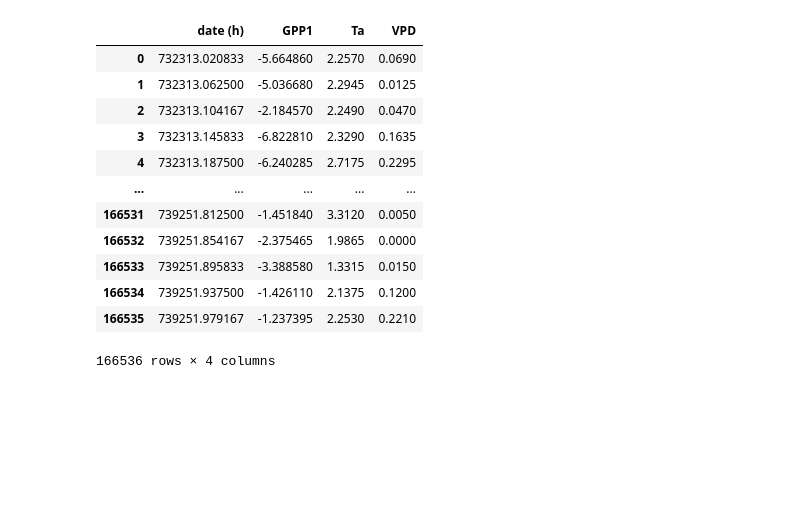
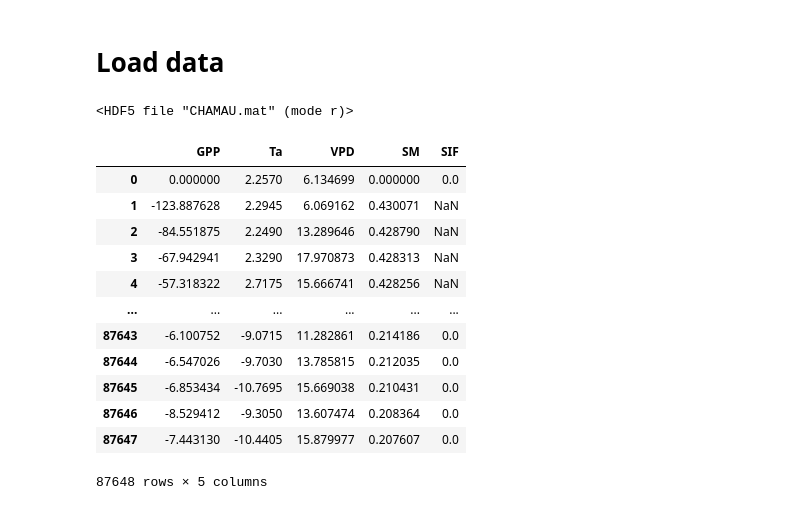
Before and after one commit to Margaux-Ccd/Ecohydro_modelling, a Jupyter notebook: EM_python.ipynb, the cells around one changed output. Saved outputs shown, nothing was run; the diff lists cells and outputs as text; code cells hidden in the pictures; blank space fills up the shorter version.

Commit message:
Code for Chamau

```diff
--- a/EM_python.ipynb
+++ b/EM_python.ipynb
@@ -4,27 +14,32 @@ import pandas as pd
+# %% [markdown]
+# Load data
 # %%
-cha_mat=scipy.io.loadmat("Res_CH-Cha.mat", )
+cha_mat= h5py.File("CHAMAU.mat", 'r')
 cha_mat
+# %% [output]
+<HDF5 file "CHAMAU.mat" (mode r)>
 # %%
 cha = pd.DataFrame(
     {
-        'date (h)': cha_mat['Date'].squeeze(),
-        'GPP1': cha_mat['GPP1'].squeeze(),
-        'Ta': cha_mat['Ta'].squeeze(),
-        'VPD': cha_mat['VPD'].squeeze()
+        'GPP': cha_mat['Gfin'][:].squeeze(), #vérifier que le GPP est bon et son unité #we should maybe use NPP ? calculated each day with the T&C model
+        'Ta': cha_mat['Ta'][:].squeeze(),
+        'VPD': cha_mat['Ds'][:].squeeze(), #in Pa
+        'SM': cha_mat['OF'][:].squeeze(), # first soil layer (surface)
+        'SIF':cha_mat['SIF_L'][:].squeeze() #CHA=grassland--> low vegetation
     }
 )
 cha
 # %% [output]
-|  | date (h) | GPP1 | Ta | VPD |
-| 0 | 732313.020833 | -5.664860 | 2.2570 | 0.0690 |
-| 1 | 732313.062500 | -5.036680 | 2.2945 | 0.0125 |
-| 2 | 732313.104167 | -2.184570 | 2.2490 | 0.0470 |
-| 3 | 732313.145833 | -6.822810 | 2.3290 | 0.1635 |
-| 4 | 732313.187500 | -6.240285 | 2.7175 | 0.2295 |
-| ... | ... | ... | ... | ... |
-| 166531 | 739251.812500 | -1.451840 | 3.3120 | 0.0050 |
-| 166532 | 739251.854167 | -2.375465 | 1.9865 | 0.0000 |
-| 166533 | 739251.895833 | -3.388580 | 1.3315 | 0.0150 |
-| 166534 | 739251.937500 | -1.426110 | 2.1375 | 0.1200 |
-| 166535 | 739251.979167 | -1.237395 | 2.2530 | 0.2210 |
+|  | GPP | Ta | VPD | SM | SIF |
+| 0 | 0.000000 | 2.2570 | 6.134699 | 0.000000 | 0.0 |
+| 1 | -123.887628 | 2.2945 | 6.069162 | 0.430071 | NaN |
+| 2 | -84.551875 | 2.2490 | 13.289646 | 0.428790 | NaN |
+| 3 | -67.942941 | 2.3290 | 17.970873 | 0.428313 | NaN |
+| 4 | -57.318322 | 2.7175 | 15.666741 | 0.428256 | NaN |
+| ... | ... | ... | ... | ... | ... |
+| 87643 | -6.100752 | -9.0715 | 11.282861 | 0.214186 | 0.0 |
+| 87644 | -6.547026 | -9.7030 | 13.785815 | 0.212035 | 0.0 |
+| 87645 | -6.853434 | -10.7695 | 15.669038 | 0.210431 | 0.0 |
+| 87646 | -8.529412 | -9.3050 | 13.607474 | 0.208364 | 0.0 |
+| 87647 | -7.443130 | -10.4405 | 15.879977 | 0.207607 | 0.0 |
-166536 rows × 4 columns
+87648 rows × 5 columns
```
Also changed, not shown: parts of 34 cells of this notebook, 1 other file.
